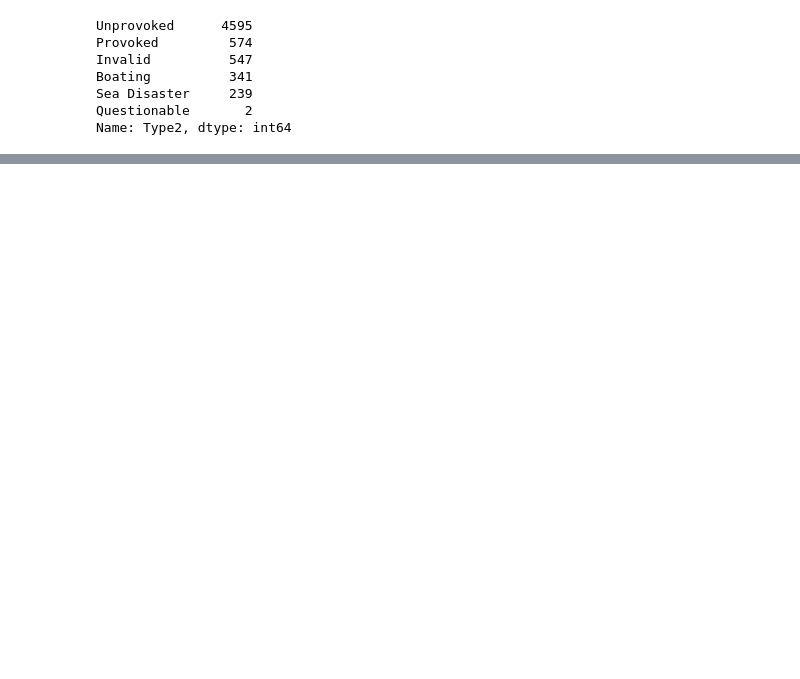
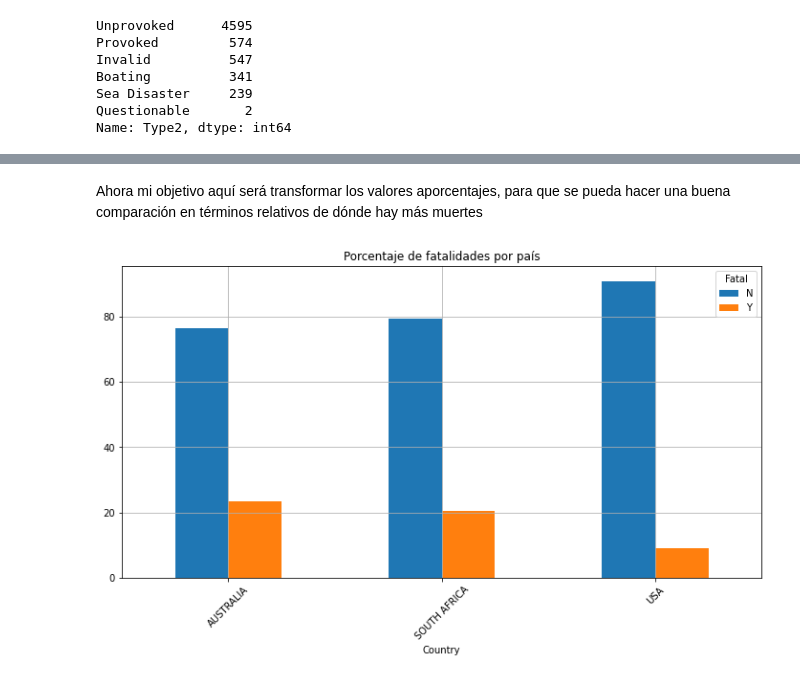
Before and after one commit to Eduardo-Rivera98/Proyecto_Pandas, a Jupyter notebook: Cleaning.ipynb, the cells around one changed output, grey strips where cells are left out. Saved outputs shown, nothing was run; the diff lists cells and outputs as text; code cells hidden in the pictures; blank space fills up the shorter version.

```diff
--- a/Cleaning.ipynb
+++ b/Cleaning.ipynb
@@ -248,0 +266,4 @@ sharks2
+# %%
+sharks2.drop(['original order'], axis=1, inplace= True)
+# %%
+sharks2.dropna(how="all", inplace=True)
@@ -248,0 +309,8 @@ sharks2
+# %%
+Test= sharks2[(sharks2.Country== 'AUSTRALIA') |(sharks2.Country== 'SOUTH AFRICA') | (sharks2.Country== 'USA')]
+
+Test['Fatal']= Test['Fatal (Y/N)'].apply(fun.change3)
+Test.head()
+Test.drop(['Fatal (Y/N)'], axis=1, inplace=True)
+Agrupado=Test.groupby(['Country','Fatal'])['Fatal'].count()
+Agrupado
@@ -248,0 +336,16 @@ sharks2
+# %% [markdown]
+Ahora mi objetivo aquí será transformar los valores aporcentajes, para que se pueda hacer una buena comparación en términos relativos de dónde hay más muertes
+# %%
+Agrupor = Agrupado.groupby(level=0).apply(lambda x:
+                                                 100 * x / float(x.sum()))
+Agrupor= Agrupor.unstack()
+# %%
+%matplotlib inline
+%config Inlinebackend.figure_format= 'retina'
+
+Grafico1= Agrupor.plot(kind= 'bar',figsize=(12,6), title="Porcentaje de fatalidades por país")
+plt.xticks(rotation=45)
+plt.grid()
+Grafico1.figure.savefig("Figuras/grafico1.png", dpi=1000)
+# %% [output]
+[figure, added]
```
Also changed, not shown: parts of 47 cells of this notebook, 10 other files.
